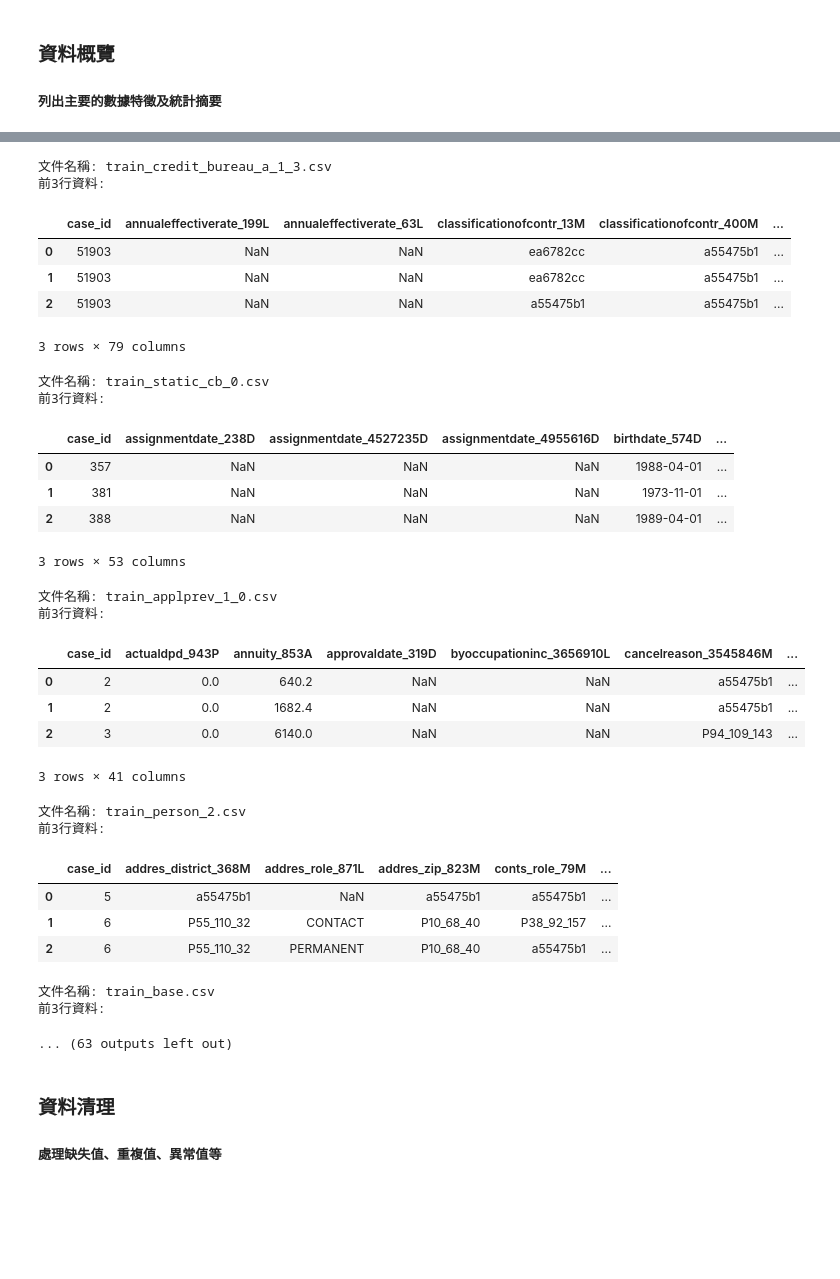
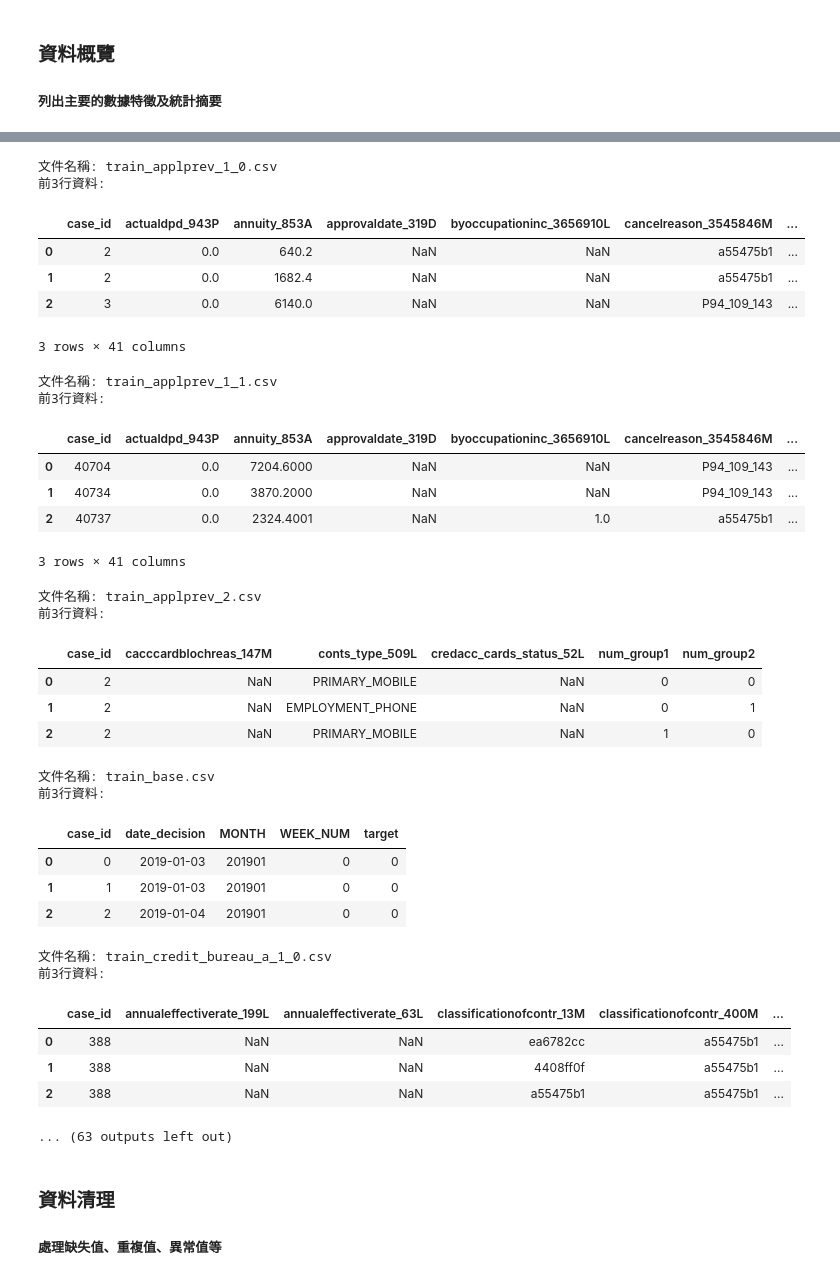
Before and after one commit to yctsaiyc/home-credit-credit-risk-model-stability, a Jupyter notebook: home-credit-credit-risk-model-stability.ipynb, the cells around one changed output, grey strips where cells are left out. Cells and saved outputs as stored; diff of their text form; code cells hidden in the pictures; blank space fills up the shorter version.

Commit message:
Kaggle Notebook | Home Credit - Credit Risk Model Stability | MergeTable

```diff
--- a/home-credit-credit-risk-model-stability.ipynb
+++ b/home-credit-credit-risk-model-stability.ipynb
@@ -47,6 +47,9 @@ trainDir = os.path.join(projDir, "csv_files/train/")
 # 列出目錄下所有文件
 files = os.listdir(trainDir)
 
+# 依檔名排序
+files = sorted(files)
+
 # 印出文件名稱
 for file in files:
     print(file)
@@ -54,4 +57,6 @@ for file in files:
 # 計算文件數量
 num_files = len(files)
 print("目錄下有", num_files, "個訓練資料文件")
+
+del num_files
 # %% [output]
@@ -75,47 +80,52 @@ train_debitcard_1.csv
 # %%
 # 遍歷每個文件，僅顯示前幾行資料概況
 for file in files:
     # 組合完整的檔案路徑
     file_path = os.path.join(trainDir, file)
 
     # 讀取文件的前幾行
     df_head = pd.read_csv(file_path, nrows=3)
 
     print("文件名稱:", file)
     print("前3行資料:")
     display(df_head)
     print("\n")
+
+del files
 # %% [output]
-文件名稱: train_credit_bureau_a_1_3.csv
+文件名稱: train_applprev_1_0.csv
 前3行資料:
-|  | case_id | annualeffectiverate_199L | annualeffectiverate_63L | classificationofcontr_13M | classificationofcontr_400M | ... |
-| 0 | 51903 | NaN | NaN | ea6782cc | a55475b1 | ... |
-| 1 | 51903 | NaN | NaN | ea6782cc | a55475b1 | ... |
-| 2 | 51903 | NaN | NaN | a55475b1 | a55475b1 | ... |
+|  | case_id | actualdpd_943P | annuity_853A | approvaldate_319D | byoccupationinc_3656910L | cancelreason_3545846M | ... |
+| 0 | 2 | 0.0 | 640.2 | NaN | NaN | a55475b1 | ... |
+| 1 | 2 | 0.0 | 1682.4 | NaN | NaN | a55475b1 | ... |
+| 2 | 3 | 0.0 | 6140.0 | NaN | NaN | P94_109_143 | ... |
-3 rows × 79 columns
+3 rows × 41 columns
-文件名稱: train_static_cb_0.csv
+文件名稱: train_applprev_1_1.csv
 前3行資料:
-|  | case_id | assignmentdate_238D | assignmentdate_4527235D | assignmentdate_4955616D | birthdate_574D | ... |
-| 0 | 357 | NaN | NaN | NaN | 1988-04-01 | ... |
-| 1 | 381 | NaN | NaN | NaN | 1973-11-01 | ... |
-| 2 | 388 | NaN | NaN | NaN | 1989-04-01 | ... |
+|  | case_id | actualdpd_943P | annuity_853A | approvaldate_319D | byoccupationinc_3656910L | cancelreason_3545846M | ... |
+| 0 | 40704 | 0.0 | 7204.6000 | NaN | NaN | P94_109_143 | ... |
+| 1 | 40734 | 0.0 | 3870.2000 | NaN | NaN | P94_109_143 | ... |
+| 2 | 40737 | 0.0 | 2324.4001 | NaN | 1.0 | a55475b1 | ... |
-3 rows × 53 columns
+3 rows × 41 columns
-文件名稱: train_applprev_1_0.csv
+文件名稱: train_applprev_2.csv
 前3行資料:
-|  | case_id | actualdpd_943P | annuity_853A | approvaldate_319D | byoccupationinc_3656910L | cancelreason_3545846M | ... |
-| 0 | 2 | 0.0 | 640.2 | NaN | NaN | a55475b1 | ... |
-| 1 | 2 | 0.0 | 1682.4 | NaN | NaN | a55475b1 | ... |
-| 2 | 3 | 0.0 | 6140.0 | NaN | NaN | P94_109_143 | ... |
+|  | case_id | cacccardblochreas_147M | conts_type_509L | credacc_cards_status_52L | num_group1 | num_group2 |
+| 0 | 2 | NaN | PRIMARY_MOBILE | NaN | 0 | 0 |
+| 1 | 2 | NaN | EMPLOYMENT_PHONE | NaN | 0 | 1 |
+| 2 | 2 | NaN | PRIMARY_MOBILE | NaN | 1 | 0 |
-3 rows × 41 columns
+文件名稱: train_base.csv
+前3行資料:
+|  | case_id | date_decision | MONTH | WEEK_NUM | target |
+| 0 | 0 | 2019-01-03 | 201901 | 0 | 0 |
+| 1 | 1 | 2019-01-03 | 201901 | 0 | 0 |
+| 2 | 2 | 2019-01-04 | 201901 | 0 | 0 |
-文件名稱: train_person_2.csv
+文件名稱: train_credit_bureau_a_1_0.csv
 前3行資料:
-|  | case_id | addres_district_368M | addres_role_871L | addres_zip_823M | conts_role_79M | ... |
-| 0 | 5 | a55475b1 | NaN | a55475b1 | a55475b1 | ... |
-| 1 | 6 | P55_110_32 | CONTACT | P10_68_40 | P38_92_157 | ... |
-| 2 | 6 | P55_110_32 | PERMANENT | P10_68_40 | a55475b1 | ... |
+|  | case_id | annualeffectiverate_199L | annualeffectiverate_63L | classificationofcontr_13M | classificationofcontr_400M | ... |
+| 0 | 388 | NaN | NaN | ea6782cc | a55475b1 | ... |
+| 1 | 388 | NaN | NaN | 4408ff0f | a55475b1 | ... |
+| 2 | 388 | NaN | NaN | a55475b1 | a55475b1 | ... |
-文件名稱: train_base.csv
-前3行資料:
+... (63 outputs left out)
-... (63 outputs left out)
 # %% [markdown]
 ### 資料清理
 ##### 處理缺失值、重複值、異常值等
```
Also changed, not shown: parts of 17 cells of this notebook.
